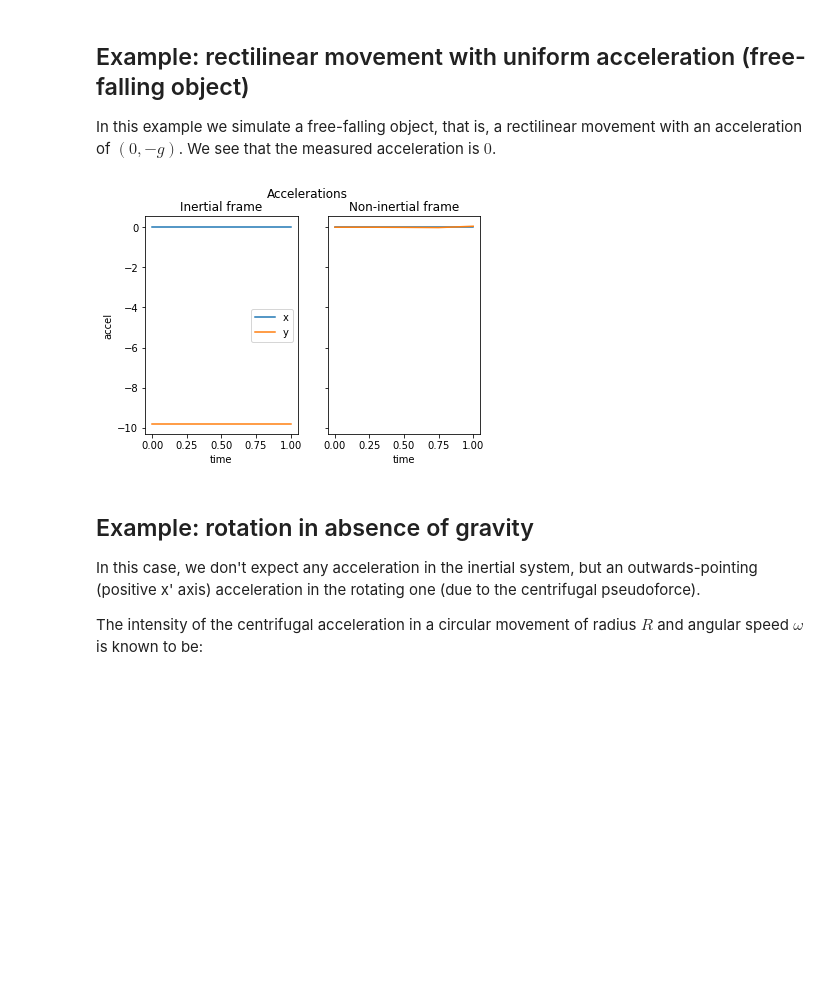
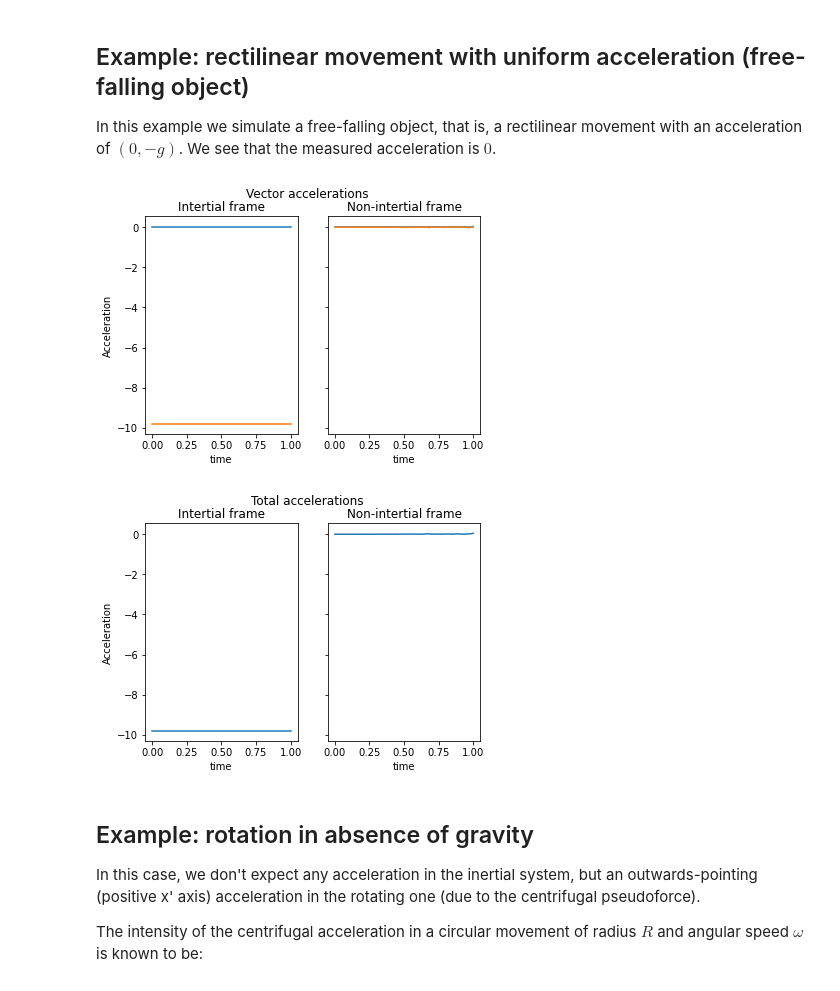
Before and after one commit to sequgen/accelsim, a Jupyter notebook: draft.ipynb, the cells around one changed output. Saved outputs shown, nothing was run; the diff lists cells and outputs as text; code cells hidden in the pictures; blank space fills up the shorter version.

```diff
--- a/draft.ipynb
+++ b/draft.ipynb
@@ -266,3 +292,41 @@ def auxiliary_plotter(ts):
+# %%
+# The following plotting functions will be handy later
+def plot_accel(ts, a_ni, a):
+
+    accels = arrayify(a)(ts) # If we arrayify this too early, the matrix products inside a_ni will fail
+    accels_ni = a_ni(ts, a, R, omega)
+    ndim = len(accels_ni[:, 0]) # Number of dimensions = number of rows
+
+    fig, axs = plt.subplots(1, ndim, sharey=True)
+    fig.suptitle('Vector accelerations')
+
+    for i in range(0, ndim):
+        axs[0].plot(ts, accels[i, ])
+    for i in range(0, ndim):
+        axs[1].plot(ts ,accels_ni[i, ])
+    for i in range(0, 2):
+        axs[i].set_xlabel('time')
+
+    axs[0].set_title('Intertial frame')
+    axs[0].set_ylabel('Acceleration')
+    axs[1].set_title('Non-intertial frame')
+
+def plot_absaccel(ts, a_ni2, a):
+
+    accels = arrayify(a)(ts) # If we arrayify this too early, the matrix products inside a_ni will fail
+    accels_ni = a_ni_abs(ts, a, R)
+
+    fig, axs = plt.subplots(1, 2, sharey=True)
+    fig.suptitle('Total accelerations')
+
+    axs[0].plot(ts, accels[1, ]) # TODO: actually return the norm per column
+    axs[1].plot(ts ,accels_ni)
+    for i in range(0, 2):
+        axs[i].set_xlabel('time')
+
+    axs[0].set_title('Intertial frame')
+    axs[0].set_ylabel('Acceleration')
+    axs[1].set_title('Non-intertial frame')
 # %% [markdown]
 ## Example: rectilinear movement with uniform acceleration (free-falling object)
 
@@ -270,24 +334,26 @@ In this example we simulate a free-falling object, that is, a rectilinear moveme
 # %%
 g = 9.81 # Acceleration of gravity (in m/s^2)
 
 def a(t):
     '''Acceleration in the inertial system'''
     return(np.matrix([[.0],
                       [-g]]))
 
 def R(t, R0 = np.matrix([[0],[0]]), v0 = np.matrix([[0],[0]]), a0 = np.matrix([[0],[-g]])):
     '''Relative displacement'''
     return(R0 + v0 * t + 0.5 * a0 * t**2)
 
 def omega(t):
     '''Relative rotation matrix'''
     return(np.identity(2))
 
-# Times to plot
-ts = np.linspace(0, 1, 5)
-auxiliary_plotter(ts)
+
+ts = np.linspace(0, 1)
+plot_accel(ts, a_ni, a)
+plot_absaccel(ts, a_ni, a)
 # %% [output]
-[figure, old version]
+[figure, new version]
+[figure, added]
 # %% [markdown]
 ## Example: rotation in absence of gravity
 
```
Also changed, not shown: parts of 9 cells of this notebook.
